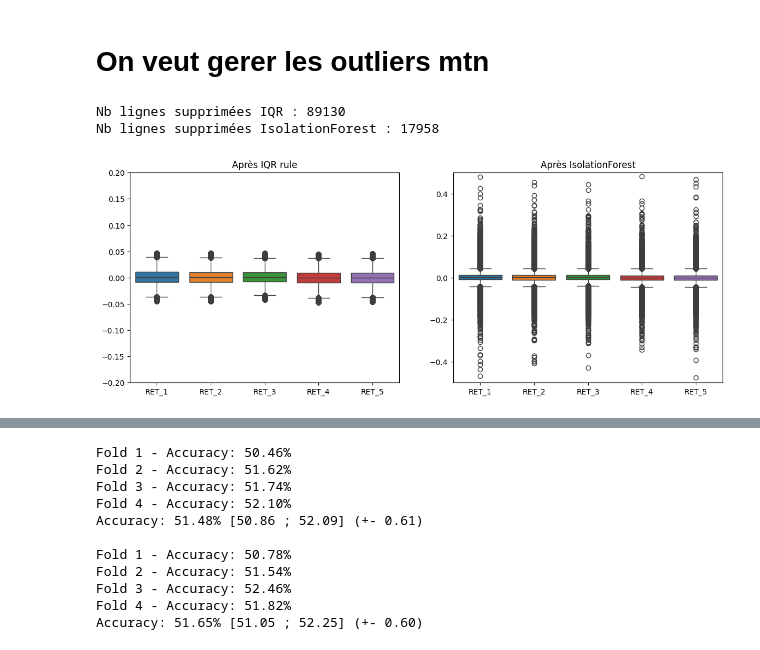
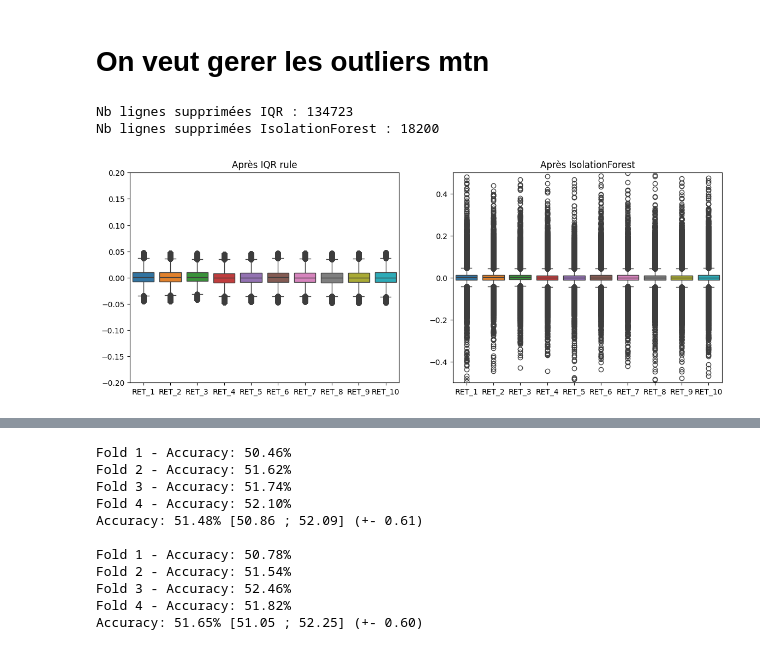
Before and after one commit to AxelPortier/QRT_Challenge_ENS, a Jupyter notebook: Test_Axel.ipynb, the cells around one changed output, grey strips where cells are left out. Cells and saved outputs as stored; diff of their text form; code cells hidden in the pictures.

```diff
--- a/Test_Axel.ipynb
+++ b/Test_Axel.ipynb
@@ -144,0 +209,16 @@ dtype: float64
+# %%
+ret_features = [f'RET_{day}' for day in range(1,11)]
+vol_features = [f'VOLUME_{day}' for day in range(1,11)]
+features = vol_features + ret_features
+
+to_drop = cleaning_train[cleaning_train[features].isna().sum(axis=1) >= len(features)*0.5][features].index
+nb_drop = len(to_drop)
+nb_rows = len(cleaning_train)
+print(
+    f"Number of rows before removing: {nb_rows}\n"
+    f"Number of rows removed: {nb_drop}\n"
+    f"Overall ratio (% of rows removed): {nb_drop / nb_rows * 100:.4f}%"
+)
+
+
+cleaning_train.drop(index = to_drop, axis=0, inplace = True)
@@ -186,0 +327,4 @@ ID
+# %%
+per_feature_median_volume = cleaning_train[vol_features].median()
+print(per_feature_median_volume)
+cleaning_train[vol_features] = cleaning_train[vol_features].fillna(per_feature_median_volume)
@@ -186,0 +355,4 @@ ID
+# %%
+per_feature_median_return  = cleaning_train[ret_features].median()
+print(per_feature_median_return)
+cleaning_train[ret_features] = cleaning_train[ret_features].fillna(per_feature_median_return)
@@ -211,47 +409,47 @@ ALRIGHT les missings values bien remplacées
 # %% [markdown]
 # On veut gerer les outliers mtn
 # %%
-import matplotlib.pyplot as plt
-import seaborn as sns
-from sklearn.ensemble import IsolationForest
 
 # --- Sélection des features ---
 features = ret_features + vol_features
-X = cleaned_train[ret_features]
+X = cleaning_train[ret_features]
 
 # --- Méthode 1 : IQR ---
 Q1 = X.quantile(0.25)
 Q3 = X.quantile(0.75)
 IQR = Q3 - Q1
 mask_iqr = ~((X < (Q1 - 1.5 * IQR)) | (X > (Q3 + 1.5 * IQR))).any(axis=1)
-cleaned_iqr = cleaned_train[mask_iqr]
-
+cleaned_iqr = cleaning_train[mask_iqr]
 # --- Méthode 2 : IsolationForest ---
 iso = IsolationForest(contamination=0.05, random_state=42)
 y_pred_iso = iso.fit_predict(X)
-cleaned_iso = cleaned_train[y_pred_iso == 1]  # 1 = normal, -1 = outlier
+cleaned_iso = cleaning_train[y_pred_iso == 1]  # 1 = normal, -1 = outlier
 
-print(f"Nb lignes supprimées IQR : {len(cleaned_train) - len(cleaned_iqr)}")
-print(f"Nb lignes supprimées IsolationForest : {len(cleaned_train) - len(cleaned_iso)}")
+print(f"Nb lignes supprimées IQR : {len(cleaning_train) - len(cleaned_iqr)}")
+print(f"Nb lignes supprimées IsolationForest : {len(cleaning_train) - len(cleaned_iso)}")
 
 # --- Plot côte à côte ---
 plt.figure(figsize=(14, 5))
 
 plt.subplot(1, 2, 1)
 sns.boxplot(cleaned_iqr[ret_features])
 plt.title("Après IQR rule")
 plt.ylim((-0.2, 0.2))
 
 plt.subplot(1, 2, 2)
 sns.boxplot(cleaned_iso[ret_features])
 plt.title("Après IsolationForest")
 plt.ylim((-0.5, 0.5))
 
 plt.show()
+#DATASETBAKLANCEEEEEEEEEEEEEEEEEEEEEEEEEEEEEEEEEEEe
+print(cleaning_train['RET'].value_counts(normalize=True)*100)
+print(cleaned_iso['RET'].value_counts(normalize=True)*100)
+print(cleaned_iqr['RET'].value_counts(normalize=True)*100)
 # %% [output]
-Nb lignes supprimées IQR : 89130
-Nb lignes supprimées IsolationForest : 17958
+Nb lignes supprimées IQR : 134723
+Nb lignes supprimées IsolationForest : 18200
-[figure, old version]
+[figure, new version]
 # %%
 print(cleaned_iso.head())
 print(cleaned_iso.drop(columns = ["outlier_iso","outlier_lof"]).head())
```
Also changed, not shown: parts of 66 cells of this notebook.
